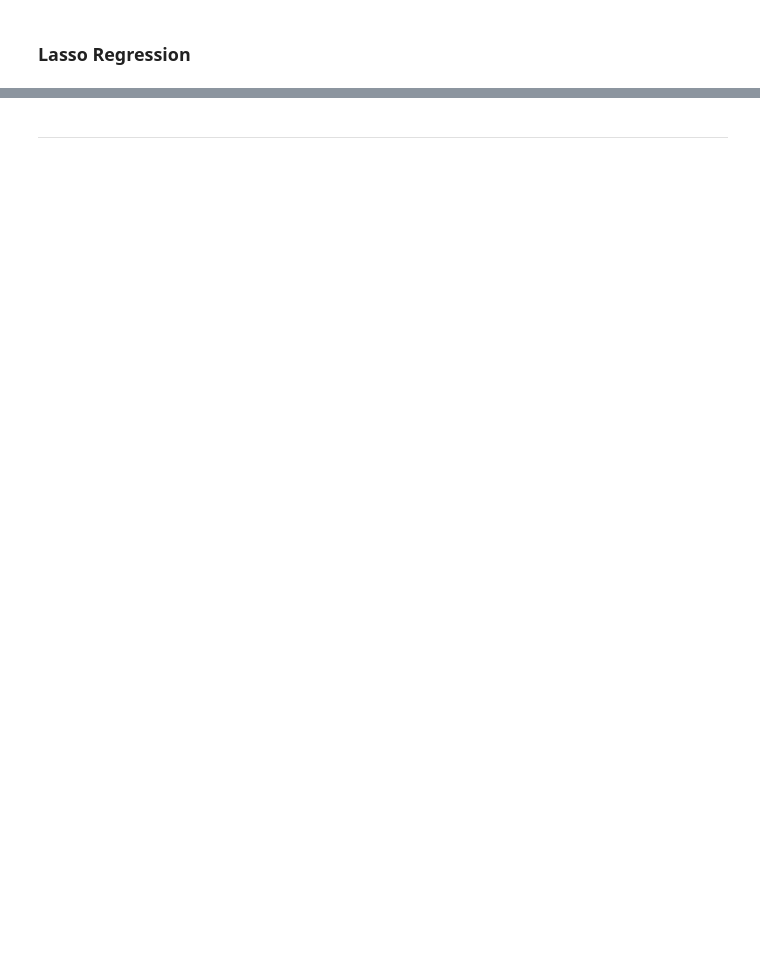
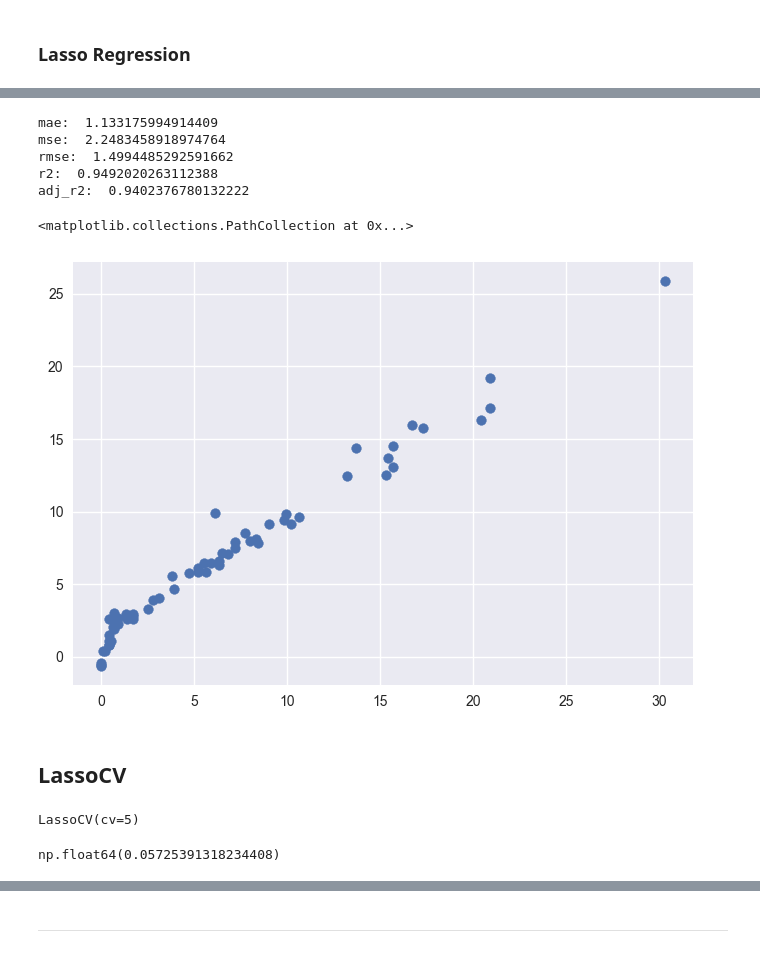
Before and after one commit to iceyisaak/ml-regression-forrest-fire-prediction, a Jupyter notebook: 2_eda-and-model-training.ipynb, the cells around one changed output, grey strips where cells are left out. Cells and saved outputs as stored; diff of their text form; code cells hidden in the pictures; blank space fills up the shorter version.

```diff
--- a/2_eda-and-model-training.ipynb
+++ b/2_eda-and-model-training.ipynb
@@ -323,0 +389,2 @@ plt.title('X_train after Scaling');
+# %%
+lasso.fit(X_train_scaled, y_train)
@@ -323,0 +393,3 @@ plt.title('X_train after Scaling');
+# %%
+# y_pred: Lasso
+y_pred_lasso = lasso.predict(X_test_scaled)
@@ -323,0 +421,19 @@ plt.title('X_train after Scaling');
+# %%
+print('mae: ',mae)
+print('mse: ',mse)
+print('rmse: ',rmse)
+print('r2: ',r2)
+print('adj_r2: ', adj_r2)
+# %% [output]
+mae:  1.133175994914409
+mse:  2.2483458918974764
+rmse:  1.4994485292591662
+r2:  0.9492020263112388
+adj_r2:  0.9402376780132222
+# %%
+plt.scatter(y_test,y_pred_lasso)
+# %% [output]
+<matplotlib.collections.PathCollection at 0x...>
+[figure, added]
+# %% [markdown]
+## LassoCV
@@ -323,0 +444,8 @@ plt.title('X_train after Scaling');
+# %%
+lassoCV.fit(X_train_scaled, y_train)
+# %% [output]
+LassoCV(cv=5)
+# %%
+lassoCV.alpha_
+# %% [output]
+np.float64(0.05725391318234408)
```
Also changed, not shown: parts of 79 cells of this notebook, 2 other files.
